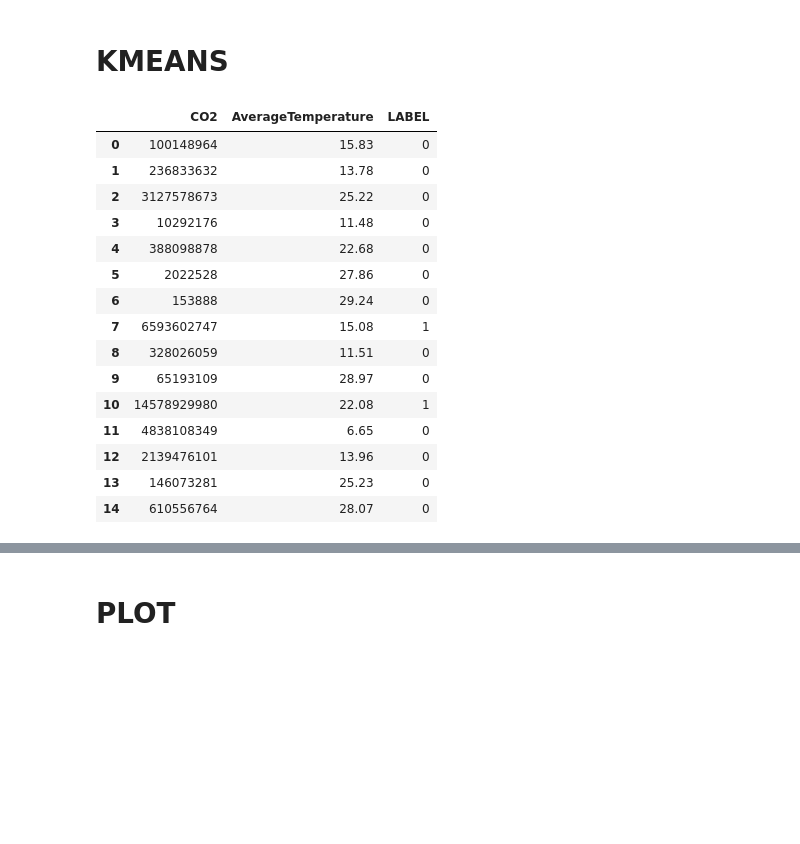
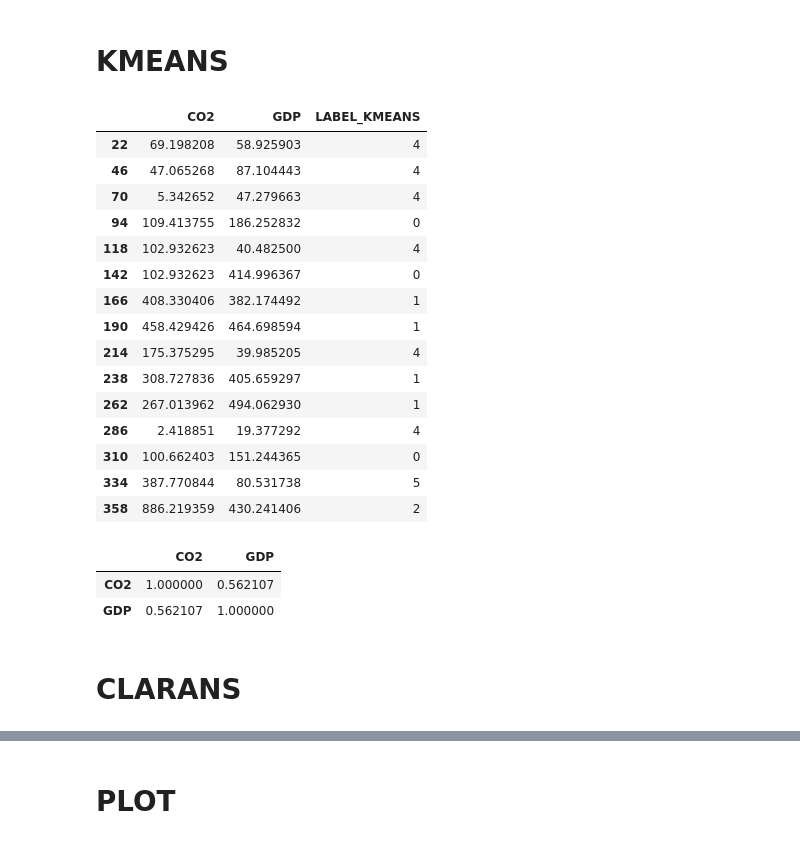
Before and after one commit to DaniMe98/Ward-on-annual-CO2-GDP, a Jupyter notebook: data_clustering.ipynb, the cells around one changed output, grey strips where cells are left out. Drawn from its saved outputs; the diff is of its cells as text; code cells hidden in the pictures; blank space fills up the shorter version.

```diff
--- a/data_clustering.ipynb
+++ b/data_clustering.ipynb
@@ -38,11 +139,9 @@ df
 # %%
+# !!!! NON RUNNARE !!!!!
 df_2010 = df
-df_2010 = df[df['Year']==2010]
+df_2010 = df[df['Year']==1990]
 
-df_2010 = df_2010[df_2010['Country']!='United States']
-
-df_2010 = df_2010[df_2010['Country']!='China']
 df_2010 = df_2010.reset_index()
 
-df_2010=df_2010.drop(columns=['index','Year','Country'])
+df_2010=df_2010.drop(columns=['index','Year','Country','AverageTemperature'])
 df_2010
@@ -68,10 +174,15 @@ scaled_dataframe = pd.DataFrame( scaled_array, columns = df_2010.columns )
 # %% [markdown]
 # DBSCAN
 # %%
-dbscan_model = DBSCAN( eps = 0.25, min_samples = 9)
+
+df_DBSCAN = df_2010.copy()
+
+dbscan_model = DBSCAN( eps = 0.25, min_samples = 8)
 dbscan_model.fit(scaled_dataframe)
-labels = dbscan_model.labels_
+labels_DBSCAN = dbscan_model.labels_
 
-df_2010["LABEL"] = labels
-df_2010.head(15)
+
+df_DBSCAN["LABEL_DBSCAN"] = labels_DBSCAN
+df_DBSCAN.head(15)
+print(labels_DBSCAN)
 # %% [output]
@@ -96,32 +198,40 @@ df_2010.head(15)
 # %%
 from sklearn.cluster import KMeans
 kmeans = KMeans(
   init="random",
-  n_clusters=4,
-  n_init=10,
-  max_iter=300,
+  n_clusters=6,
+  n_init=30,
+  max_iter=3000,
   random_state=42
 )
 
 kmeans.fit(df_2010)
-
-labels = kmeans.labels_
-df_2010["LABEL"] = labels
-df_2010.head(15)
+df_KMEANS = df_2010.copy()
+labels_KMEANS = kmeans.labels_
+df_KMEANS["LABEL_KMEANS"] = labels_KMEANS
+df_KMEANS.head(15)
 # %% [output]
-|  | CO2 | AverageTemperature | LABEL |
-| 0 | 100148964 | 15.83 | 0 |
-| 1 | 236833632 | 13.78 | 0 |
-| 2 | 3127578673 | 25.22 | 0 |
-| 3 | 10292176 | 11.48 | 0 |
-| 4 | 388098878 | 22.68 | 0 |
-| 5 | 2022528 | 27.86 | 0 |
-| 6 | 153888 | 29.24 | 0 |
-| 7 | 6593602747 | 15.08 | 1 |
-| 8 | 328026059 | 11.51 | 0 |
-| 9 | 65193109 | 28.97 | 0 |
-| 10 | 14578929980 | 22.08 | 1 |
-| 11 | 4838108349 | 6.65 | 0 |
-| 12 | 2139476101 | 13.96 | 0 |
-| 13 | 146073281 | 25.23 | 0 |
-| 14 | 610556764 | 28.07 | 0 |
+|  | CO2 | GDP | LABEL_KMEANS |
+| 22 | 69.198208 | 58.925903 | 4 |
+| 46 | 47.065268 | 87.104443 | 4 |
+| 70 | 5.342652 | 47.279663 | 4 |
+| 94 | 109.413755 | 186.252832 | 0 |
+| 118 | 102.932623 | 40.482500 | 4 |
+| 142 | 102.932623 | 414.996367 | 0 |
+| 166 | 408.330406 | 382.174492 | 1 |
+| 190 | 458.429426 | 464.698594 | 1 |
+| 214 | 175.375295 | 39.985205 | 4 |
+| 238 | 308.727836 | 405.659297 | 1 |
+| 262 | 267.013962 | 494.062930 | 1 |
+| 286 | 2.418851 | 19.377292 | 4 |
+| 310 | 100.662403 | 151.244365 | 0 |
+| 334 | 387.770844 | 80.531738 | 5 |
+| 358 | 886.219359 | 430.241406 | 2 |
+# %%
+df_2010.corr()
+# %% [output]
+|  | CO2 | GDP |
+| CO2 | 1.000000 | 0.562107 |
+| GDP | 0.562107 | 1.000000 |
+# %% [markdown]
+# CLARANS
```
Also changed, not shown: parts of 31 cells of this notebook, 1 other file.
